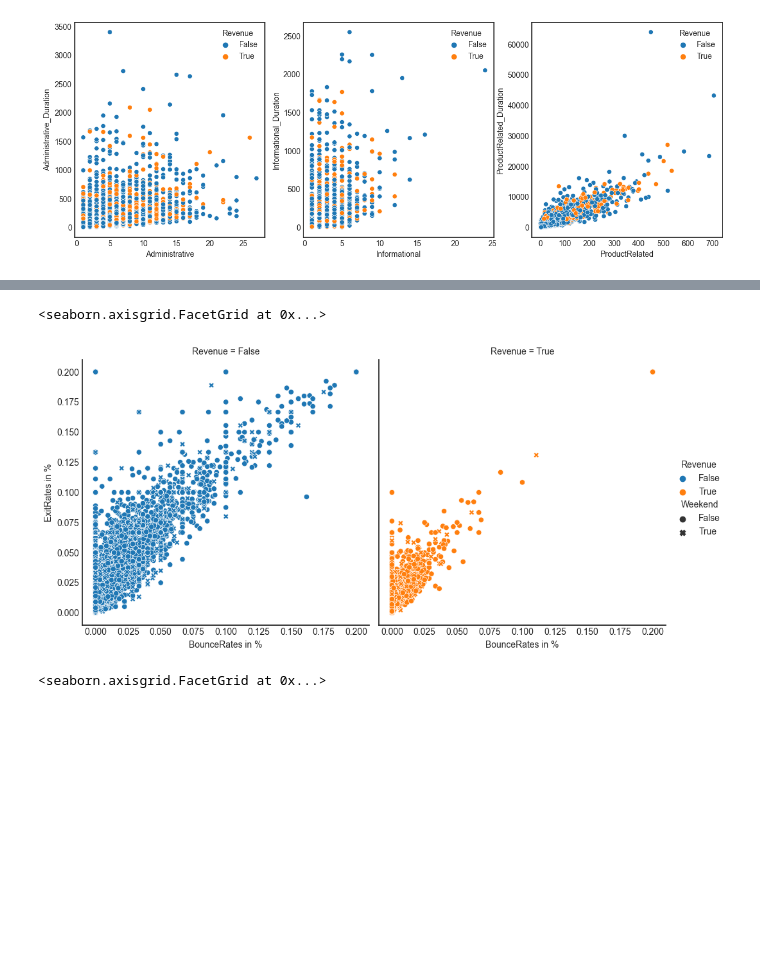
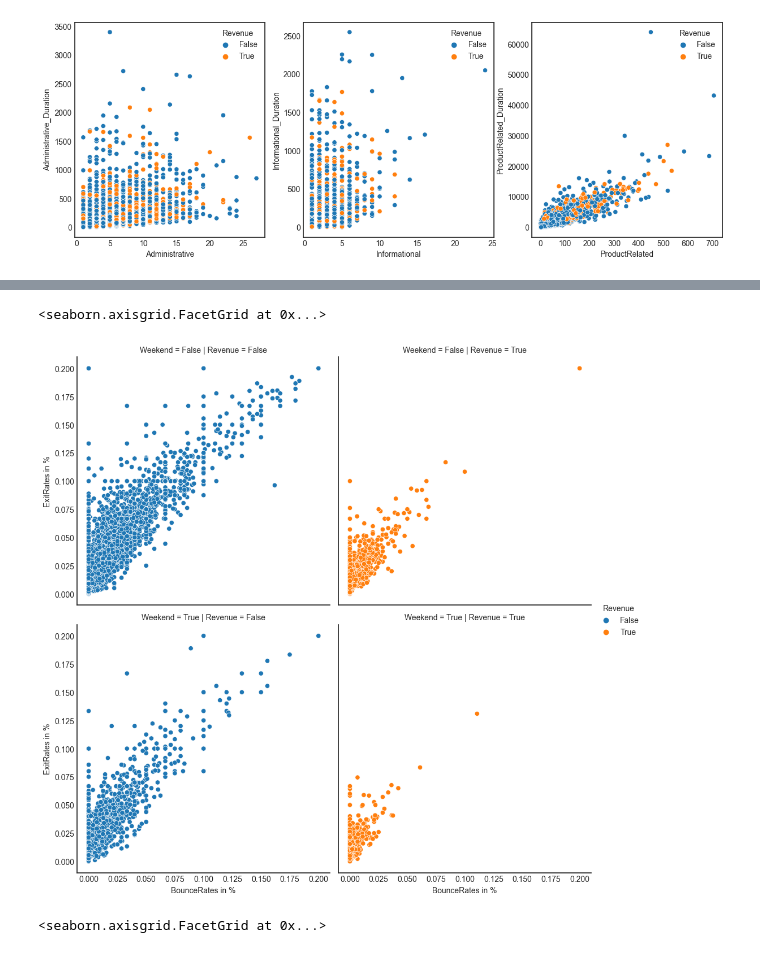
Before and after one commit to Sarvesh-Kesharwani/HouseDataPrediction_kaggle, a Jupyter notebook: Learnbay_Projects/Online_Shoppers _Intentions.ipynb, the cells around one changed output, grey strips where cells are left out. Drawn from its saved outputs; the diff is of its cells as text; code cells hidden in the pictures; blank space fills up the shorter version.

```diff
--- a/Learnbay_Projects/Online_Shoppers _Intentions.ipynb
+++ b/Learnbay_Projects/Online_Shoppers _Intentions.ipynb
@@ -278,9 +292,9 @@ plt.show()
 # %%
 # display(data)
-sns.relplot(x="BounceRates in %", y="ExitRates in %",col="Revenue",hue="Revenue",style="Weekend", data=data)
+sns.relplot(x="BounceRates in %", y="ExitRates in %",col="Revenue",hue="Revenue",row="Weekend", data=data)
 # %% [output]
 <seaborn.axisgrid.FacetGrid at 0x...>
-[figure, old version]
+[figure, new version]
 # %%
 sns.catplot(x="VisitorType", y="ExitRates in %",
                 hue="Weekend", col="Revenue",
```
Also changed, not shown: parts of 26 cells of this notebook, 1 other file.
